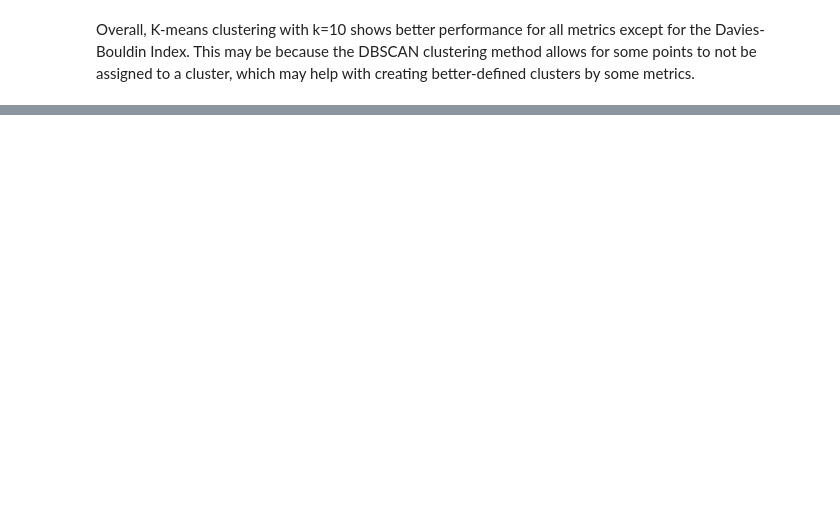
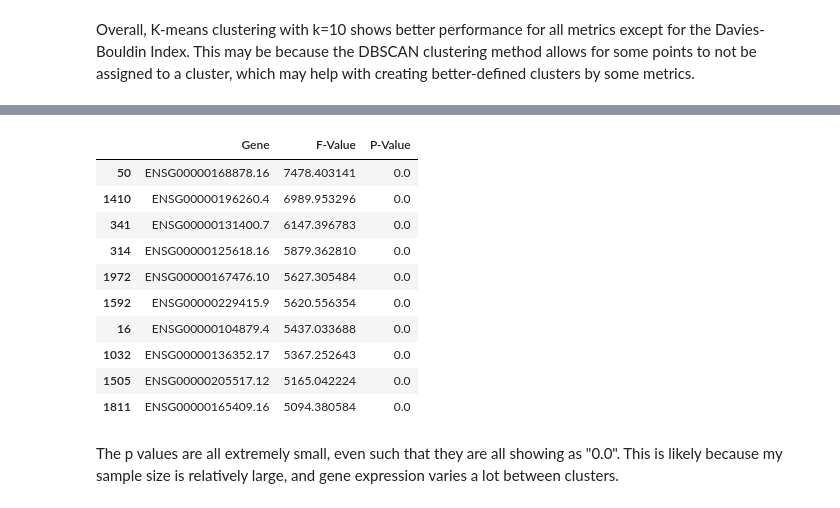
Before and after one commit to graceakatsu/cu-cpbs-7602, a Jupyter notebook: assignment01/04_cluster_evaluation_and_interpretation.ipynb, the cells around one changed output, grey strips where cells are left out. Cells and saved outputs as stored; diff of their text form; code cells hidden in the pictures; blank space fills up the shorter version.

```diff
--- a/assignment01/04_cluster_evaluation_and_interpretation.ipynb
+++ b/assignment01/04_cluster_evaluation_and_interpretation.ipynb
@@ -342,0 +386,31 @@ Overall, K-means clustering with k=10 shows better performance for all metrics e
+# %%
+# Calculate ANOVA f-test scores for each gene based on DBSCAN clusters
+# Again only use samples where DBSCAN assigned a cluster
+data_no_dbscan_noise = data.dropna(subset=['dbscan_cluster_assignments'])
+
+dbscan_f_values, dbscan_p_values = f_classif(
+    data_raw.drop('Tissue', axis=1).loc[data_no_dbscan_noise.index],
+    data_no_dbscan_noise['dbscan_cluster_assignments']
+)
+
+dbscan_anova_results = pd.DataFrame({
+    'Gene': data_raw.drop('Tissue', axis=1).columns,
+    'F-Value': dbscan_f_values,
+    'P-Value': dbscan_p_values,
+}).sort_values(by='F-Value', ascending=False)
+
+dbscan_anova_results.head(10)
+# %% [output]
+|  | Gene | F-Value | P-Value |
+| 50 | ENSG00000168878.16 | 7478.403141 | 0.0 |
+| 1410 | ENSG00000196260.4 | 6989.953296 | 0.0 |
+| 341 | ENSG00000131400.7 | 6147.396783 | 0.0 |
+| 314 | ENSG00000125618.16 | 5879.362810 | 0.0 |
+| 1972 | ENSG00000167476.10 | 5627.305484 | 0.0 |
+| 1592 | ENSG00000229415.9 | 5620.556354 | 0.0 |
+| 16 | ENSG00000104879.4 | 5437.033688 | 0.0 |
+| 1032 | ENSG00000136352.17 | 5367.252643 | 0.0 |
+| 1505 | ENSG00000205517.12 | 5165.042224 | 0.0 |
+| 1811 | ENSG00000165409.16 | 5094.380584 | 0.0 |
+# %% [markdown]
+The p values are all extremely small, even such that they are all showing as "0.0". This is likely because my sample size is relatively large, and gene expression varies a lot between clusters.
```
Also changed, not shown: parts of 11 cells of this notebook, 2 other files.
